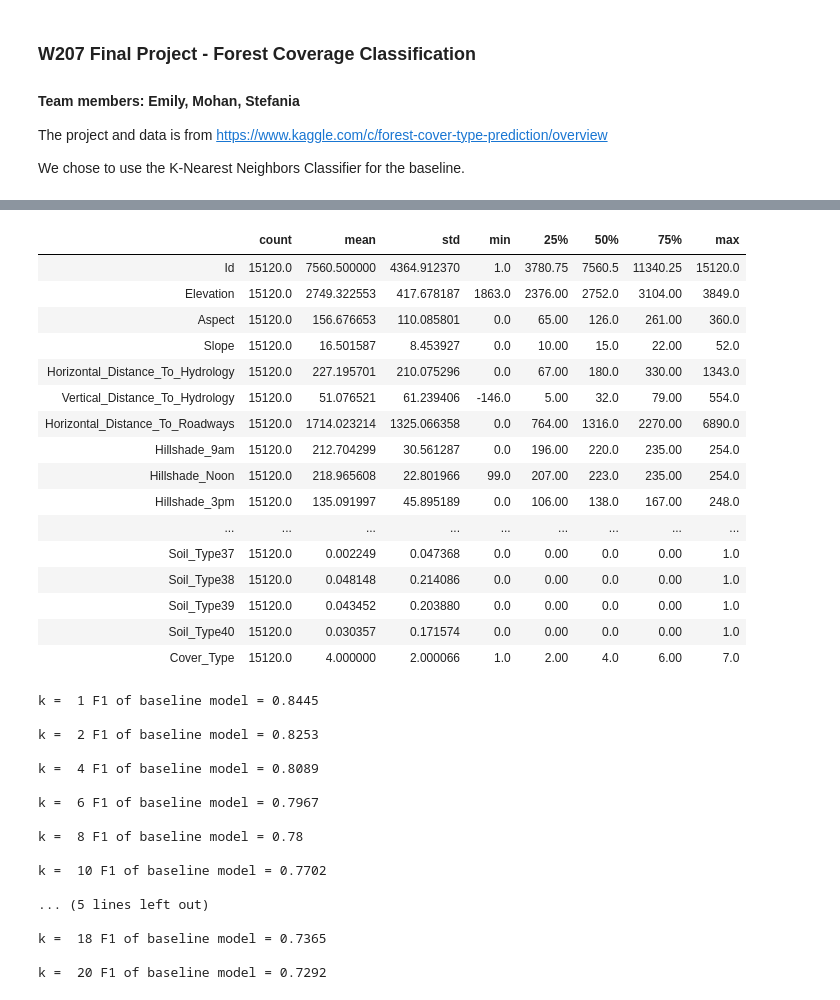
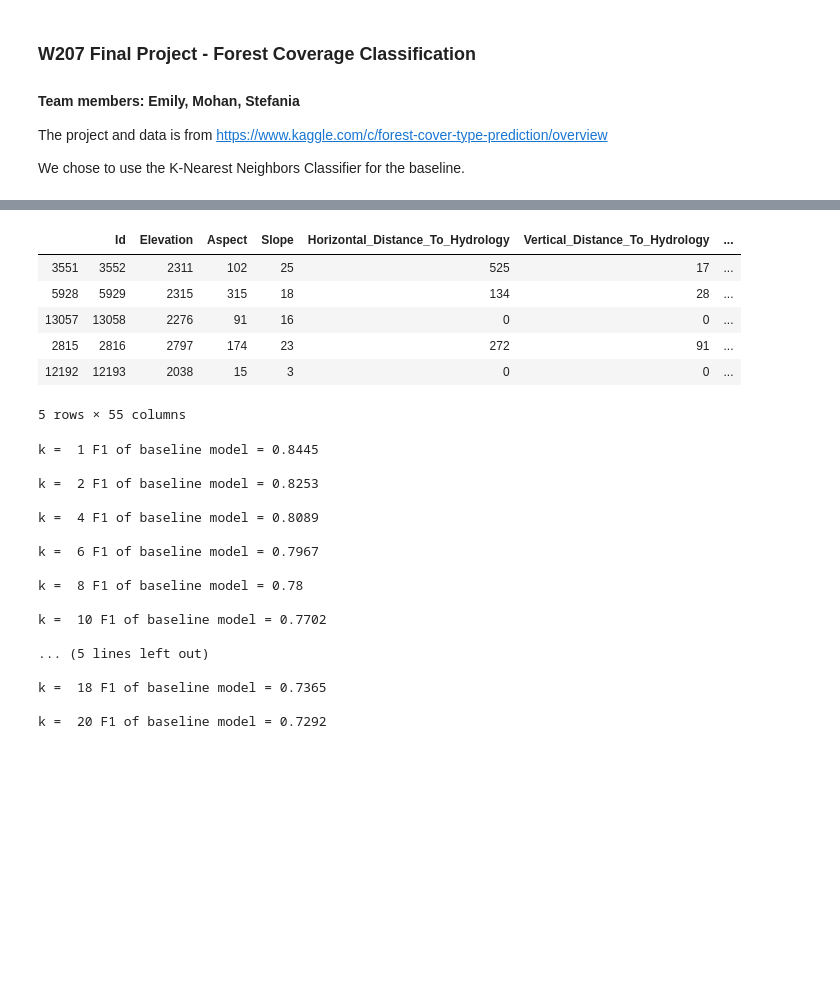
Before and after one commit to emilyrail/w207_final_project, a Jupyter notebook: Final Project - Emily, Mohan, Stefania.ipynb, the cells around one changed output, grey strips where cells are left out. Drawn from its saved outputs; the diff is of its cells as text; code cells hidden in the pictures; blank space fills up the shorter version.

```diff
--- a/Final Project - Emily, Mohan, Stefania.ipynb
+++ b/Final Project - Emily, Mohan, Stefania.ipynb
@@ -80,23 +55,13 @@ Target is **Cover_Type** that designates forest cover type. The 7 cover types ar
-# %%
-df.describe().T
-# %% [output]
-|  | count | mean | std | min | 25% | 50% | 75% | max |
-| Id | 15120.0 | 7560.500000 | 4364.912370 | 1.0 | 3780.75 | 7560.5 | 11340.25 | 15120.0 |
-| Elevation | 15120.0 | 2749.322553 | 417.678187 | 1863.0 | 2376.00 | 2752.0 | 3104.00 | 3849.0 |
-| Aspect | 15120.0 | 156.676653 | 110.085801 | 0.0 | 65.00 | 126.0 | 261.00 | 360.0 |
-| Slope | 15120.0 | 16.501587 | 8.453927 | 0.0 | 10.00 | 15.0 | 22.00 | 52.0 |
-| Horizontal_Distance_To_Hydrology | 15120.0 | 227.195701 | 210.075296 | 0.0 | 67.00 | 180.0 | 330.00 | 1343.0 |
-| Vertical_Distance_To_Hydrology | 15120.0 | 51.076521 | 61.239406 | -146.0 | 5.00 | 32.0 | 79.00 | 554.0 |
-| Horizontal_Distance_To_Roadways | 15120.0 | 1714.023214 | 1325.066358 | 0.0 | 764.00 | 1316.0 | 2270.00 | 6890.0 |
-| Hillshade_9am | 15120.0 | 212.704299 | 30.561287 | 0.0 | 196.00 | 220.0 | 235.00 | 254.0 |
-| Hillshade_Noon | 15120.0 | 218.965608 | 22.801966 | 99.0 | 207.00 | 223.0 | 235.00 | 254.0 |
-| Hillshade_3pm | 15120.0 | 135.091997 | 45.895189 | 0.0 | 106.00 | 138.0 | 167.00 | 248.0 |
-| ... | ... | ... | ... | ... | ... | ... | ... | ... |
-| Soil_Type37 | 15120.0 | 0.002249 | 0.047368 | 0.0 | 0.00 | 0.0 | 0.00 | 1.0 |
-| Soil_Type38 | 15120.0 | 0.048148 | 0.214086 | 0.0 | 0.00 | 0.0 | 0.00 | 1.0 |
-| Soil_Type39 | 15120.0 | 0.043452 | 0.203880 | 0.0 | 0.00 | 0.0 | 0.00 | 1.0 |
-| Soil_Type40 | 15120.0 | 0.030357 | 0.171574 | 0.0 | 0.00 | 0.0 | 0.00 | 1.0 |
-| Cover_Type | 15120.0 | 4.000000 | 2.000066 | 1.0 | 2.00 | 4.0 | 6.00 | 7.0 |
+# %%
+dev_data.head()
+# %% [output]
+|  | Id | Elevation | Aspect | Slope | Horizontal_Distance_To_Hydrology | Vertical_Distance_To_Hydrology | ... |
+| 3551 | 3552 | 2311 | 102 | 25 | 525 | 17 | ... |
+| 5928 | 5929 | 2315 | 315 | 18 | 134 | 28 | ... |
+| 13057 | 13058 | 2276 | 91 | 16 | 0 | 0 | ... |
+| 2815 | 2816 | 2797 | 174 | 23 | 272 | 91 | ... |
+| 12192 | 12193 | 2038 | 15 | 3 | 0 | 0 | ... |
+5 rows × 55 columns
 # %%
 #create a KNN model with varying nearest neighbors as the baseline
 #We chose to loop through values from 1 to 20 to assess the F1 scores the KNN algorithm
```
Also changed, not shown: parts of 12 cells of this notebook.
